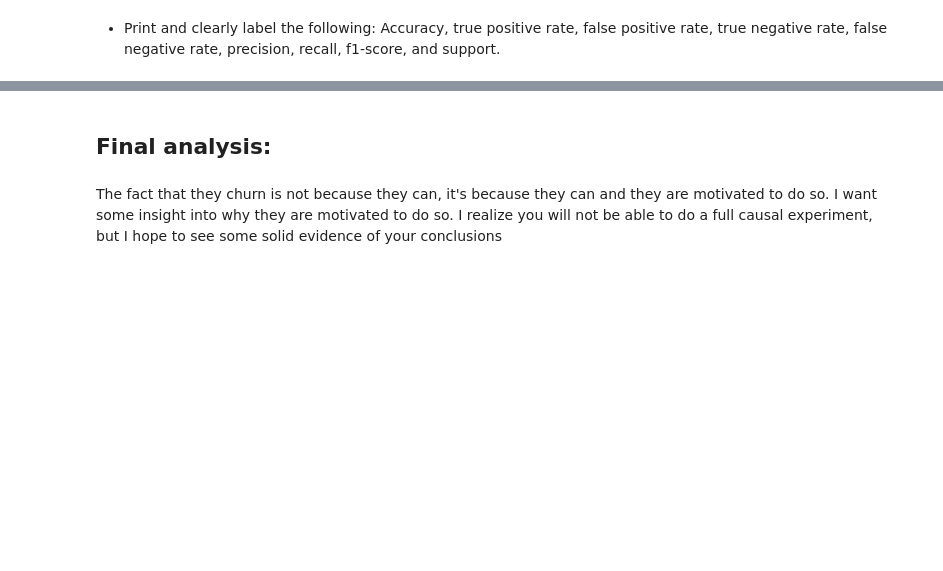
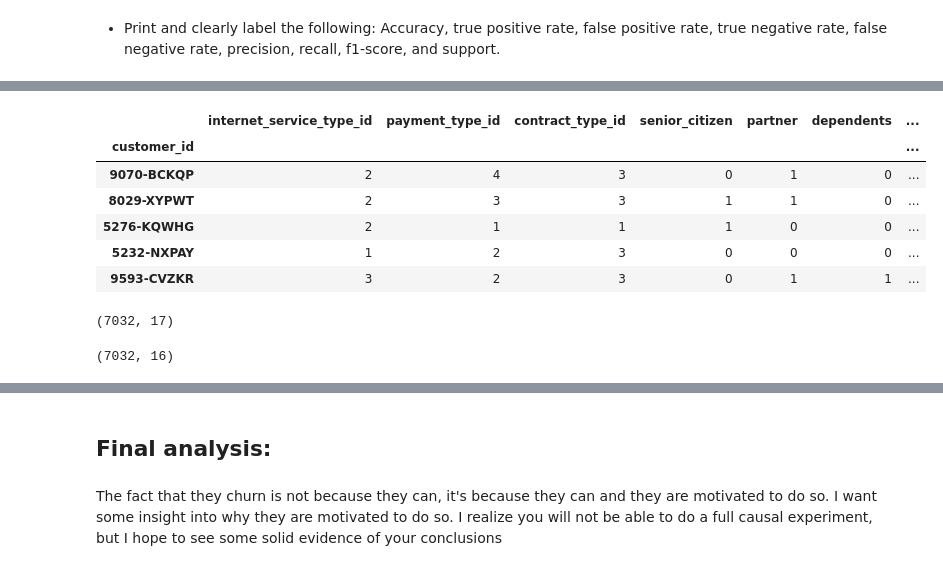
Before and after one commit to Tim-Sotirhos/telco_project, a Jupyter notebook: telco_project_baseline.ipynb, the cells around one changed output, grey strips where cells are left out. Saved outputs shown, nothing was run; the diff lists cells and outputs as text; code cells hidden in the pictures; blank space fills up the shorter version.

```diff
--- a/telco_project_baseline.ipynb
+++ b/telco_project_baseline.ipynb
@@ -582,0 +551,26 @@ ACC = (TP+TN)/(TP+FP+FN+TN)
+# %%
+df_csv = df_csv.set_index('customer_id')
+# %%
+df_csv = prepare.encoder_all_rf(df_csv)
+# %%
+X, y, X_train_rf, X_test_rf, y_train_rf, y_test_rf = prepare.split_my_data_csv(df_csv)
+# %%
+df_final = pd.concat([X_train_rf, X_test_rf])
+# %%
+df_final.head()
+# %% [output]
+|  | internet_service_type_id | payment_type_id | contract_type_id | senior_citizen | partner | dependents | ... |
+| customer_id |  |  |  |  |  |  | ... |
+| 9070-BCKQP | 2 | 4 | 3 | 0 | 1 | 0 | ... |
+| 8029-XYPWT | 2 | 3 | 3 | 1 | 1 | 0 | ... |
+| 5276-KQWHG | 2 | 1 | 1 | 1 | 0 | 0 | ... |
+| 5232-NXPAY | 1 | 2 | 3 | 0 | 0 | 0 | ... |
+| 9593-CVZKR | 3 | 2 | 3 | 0 | 1 | 1 | ... |
+# %%
+df_csv.shape
+# %% [output]
+(7032, 17)
+# %%
+df_final.shape
+# %% [output]
+(7032, 16)
```
Also changed, not shown: parts of 27 cells of this notebook, 1 other file.
